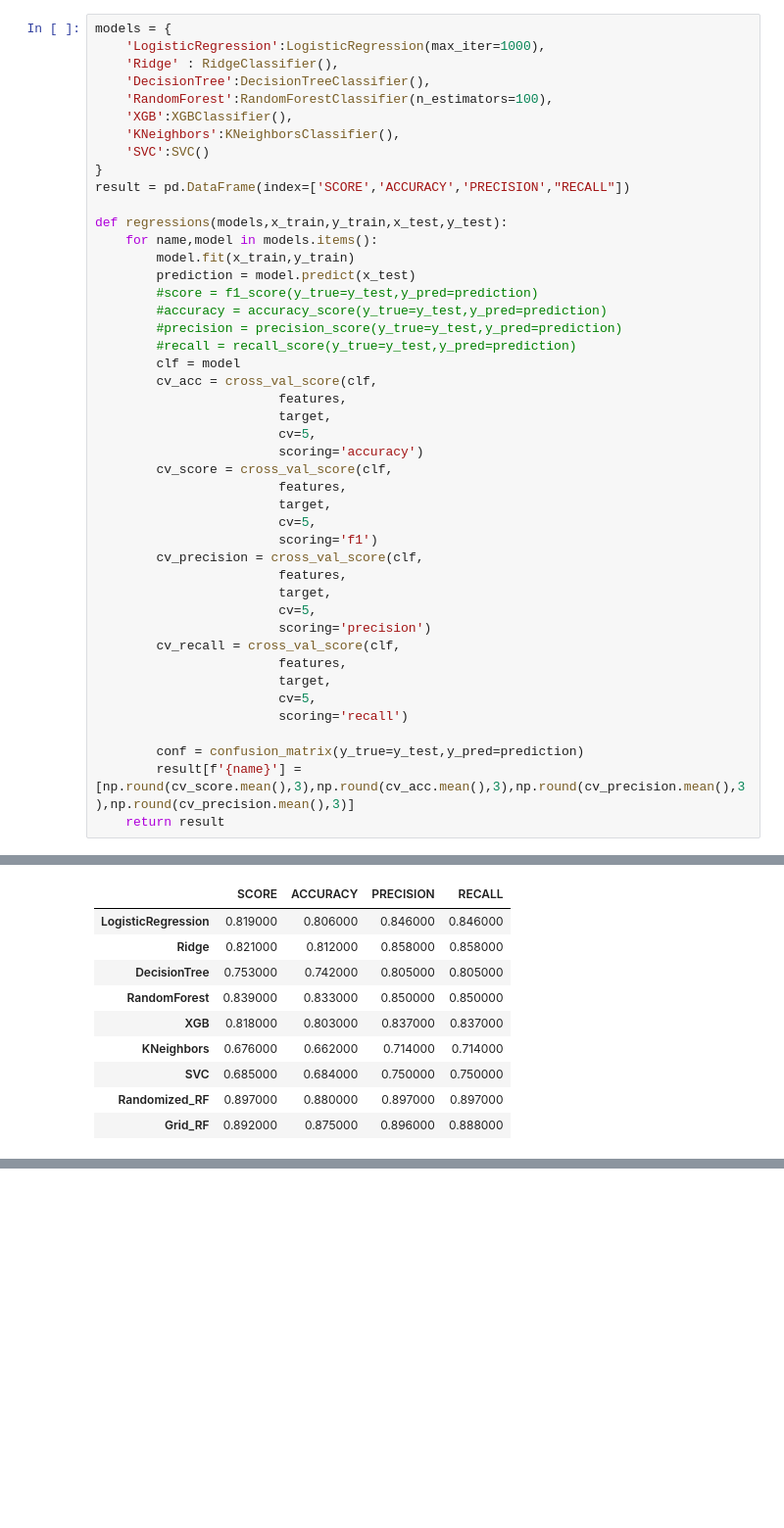
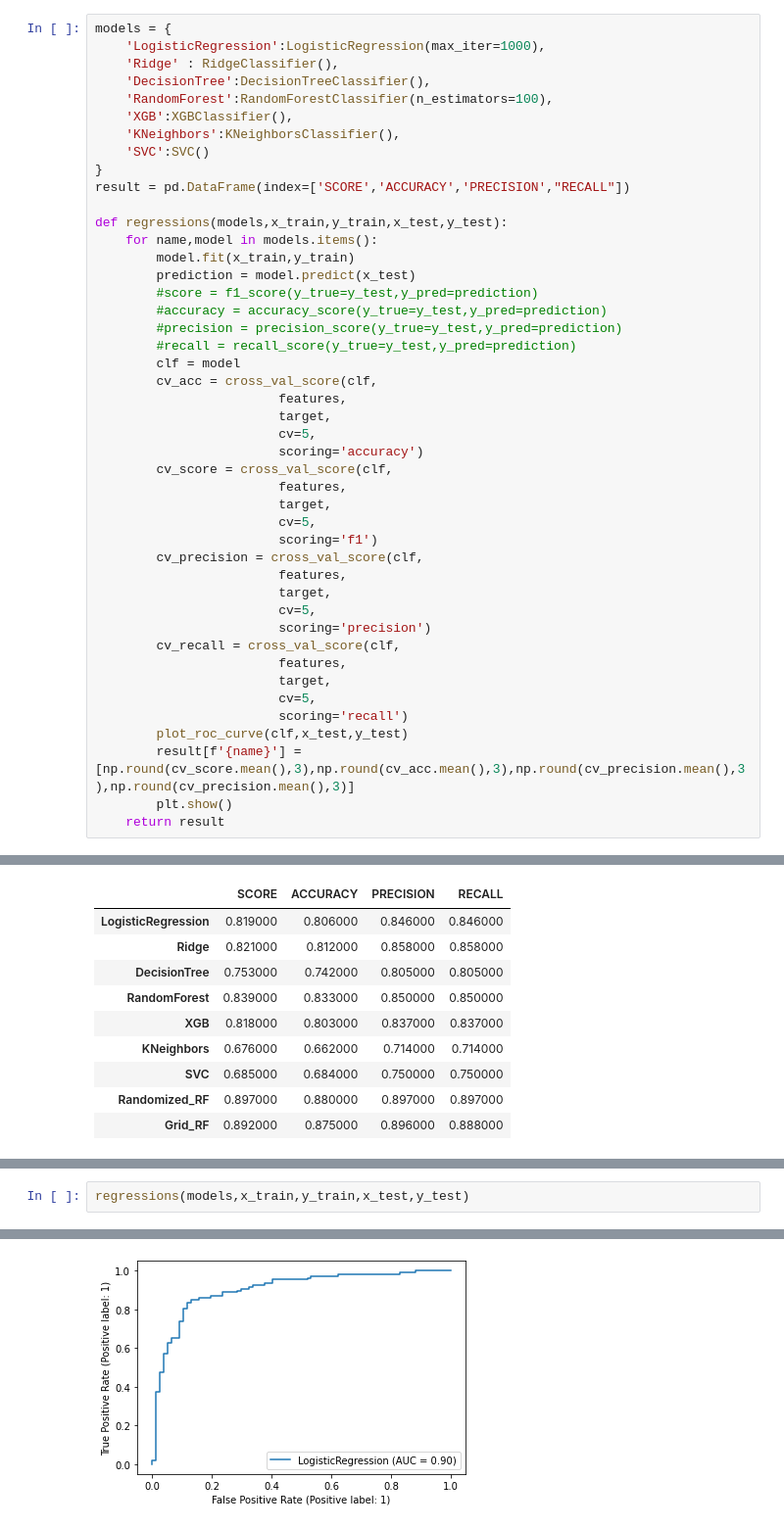
Before and after one commit to isoori/heartfailuree, a Jupyter notebook: Untitled.ipynb, the cells around one changed output, grey strips where cells are left out. Shown at 98% size. Drawn from its saved outputs; the diff is of its cells as text; blank space fills up the shorter version.

```diff
--- a/Untitled.ipynb
+++ b/Untitled.ipynb
@@ -131,9 +131,9 @@ def regressions(models,x_train,y_train,x_test,y_test):
                         target,
                         cv=5,
                         scoring='recall')
-
-        conf = confusion_matrix(y_true=y_test,y_pred=prediction)
+        plot_roc_curve(clf,x_test,y_test)
         result[f'{name}'] = [np.round(cv_score.mean(),3),np.round(cv_acc.mean(),3),np.round(cv_precision.mean(),3),np.round(cv_precision.mean(),3)]
+        plt.show()
     return result
 # %%
 regressions(models,x_train,y_train,x_test,y_test)
@@ -294,0 +368,3 @@ result.T.style.highlight_max(color='lightgreen')
+# %%
+regressions(models,x_train,y_train,x_test,y_test)
+# %% [output]
@@ -294,0 +372 @@ result.T.style.highlight_max(color='lightgreen')
+[figure, added]
```
Also changed, not shown: parts of 16 cells of this notebook.
